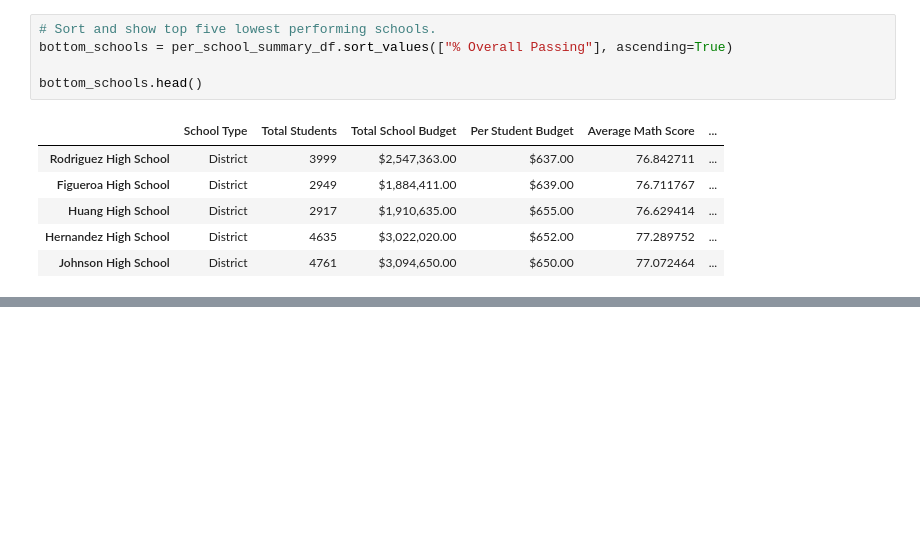
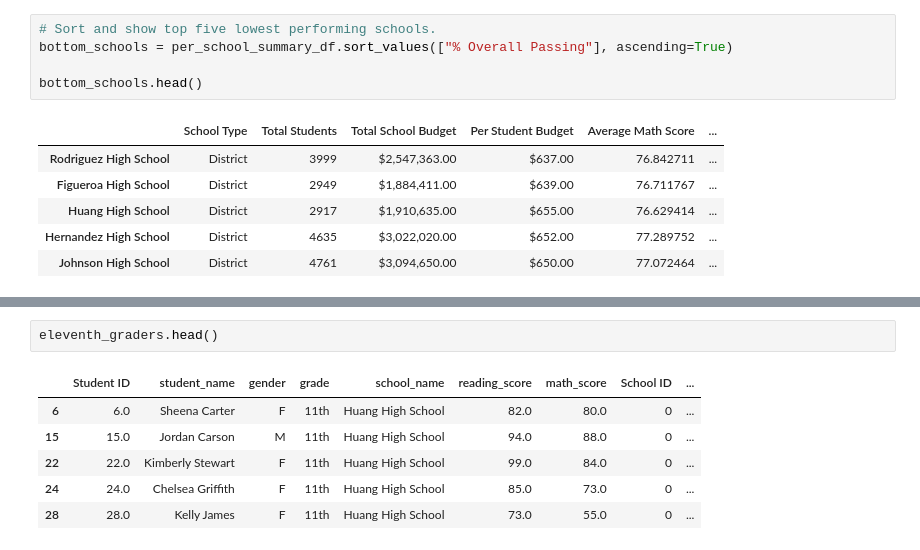
Before and after one commit to sflowers34/School_District_Analysis., a Jupyter notebook: PyCitySchools.ipynb, the cells around one changed output, grey strips where cells are left out. Saved outputs shown, nothing was run; the diff lists cells and outputs as text; blank space fills up the shorter version.

```diff
--- a/PyCitySchools.ipynb
+++ b/PyCitySchools.ipynb
@@ -898,0 +926,9 @@ bottom_schools.head()
+# %%
+eleventh_graders.head()
+# %% [output]
+|  | Student ID | student_name | gender | grade | school_name | reading_score | math_score | School ID | ... |
+| 6 | 6.0 | Sheena Carter | F | 11th | Huang High School | 82.0 | 80.0 | 0 | ... |
+| 15 | 15.0 | Jordan Carson | M | 11th | Huang High School | 94.0 | 88.0 | 0 | ... |
+| 22 | 22.0 | Kimberly Stewart | F | 11th | Huang High School | 99.0 | 84.0 | 0 | ... |
+| 24 | 24.0 | Chelsea Griffith | F | 11th | Huang High School | 85.0 | 73.0 | 0 | ... |
+| 28 | 28.0 | Kelly James | F | 11th | Huang High School | 73.0 | 55.0 | 0 | ... |
```
Also changed, not shown: parts of 18 cells of this notebook.
